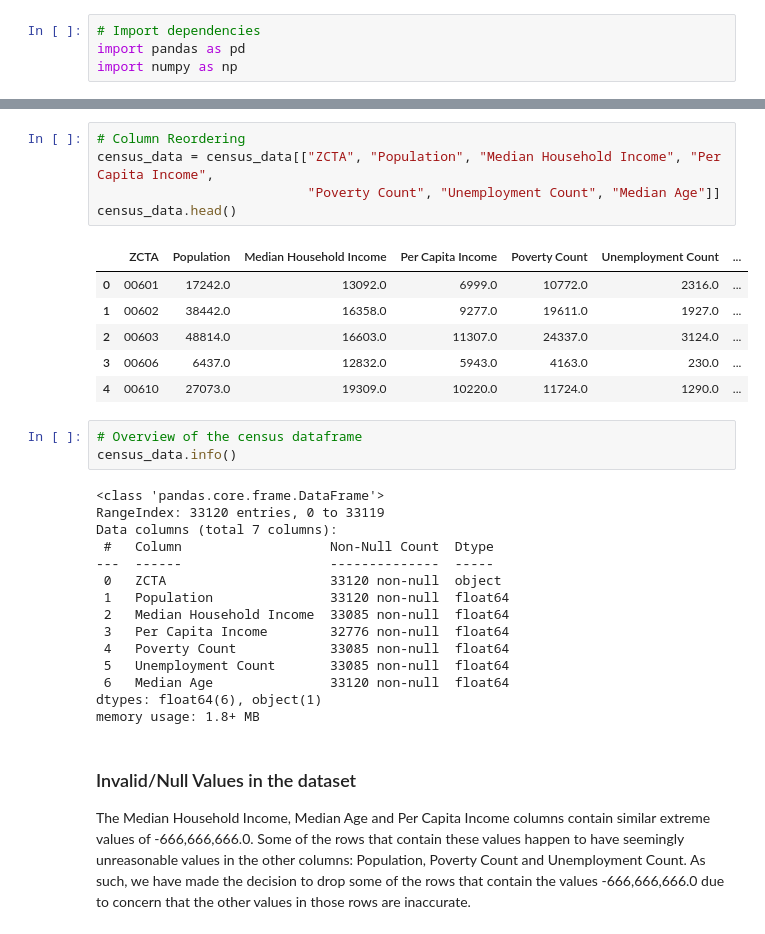
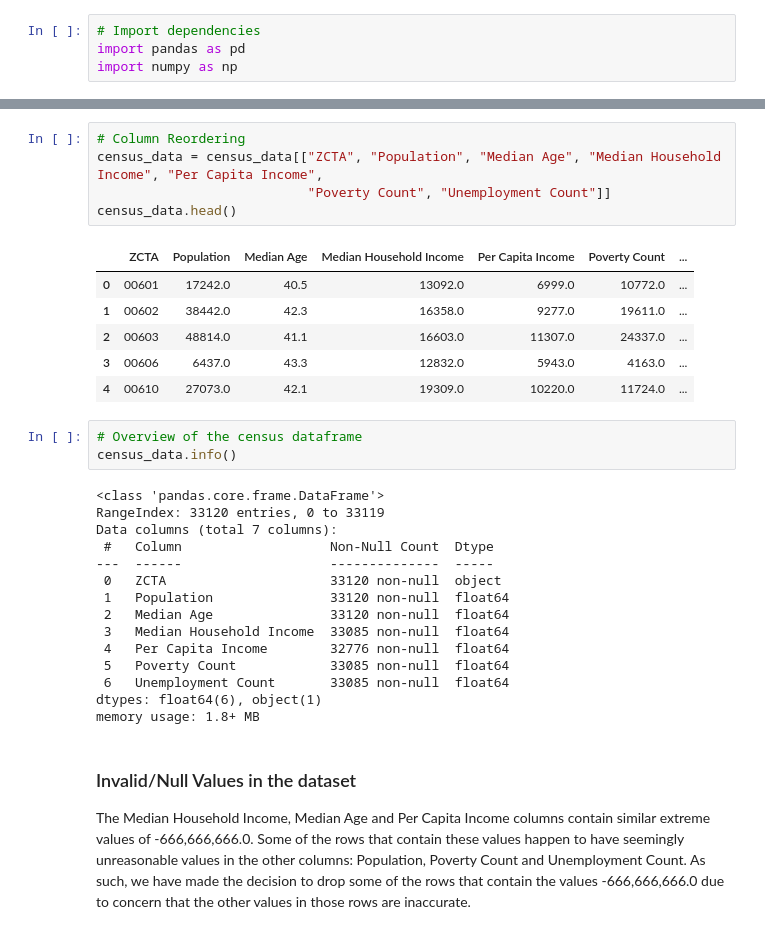
Before and after one commit to poojaisabelle/ETL-Project, a Jupyter notebook: 02_transform_census/02_transform_census_pooja.ipynb, the cells around one changed output, grey strips where cells are left out. Drawn from its saved outputs; the diff is of its cells as text.

```diff
--- a/02_transform_census/02_transform_census_pooja.ipynb
+++ b/02_transform_census/02_transform_census_pooja.ipynb
@@ -15,16 +15,16 @@ census_data.head()
 | 4 | 19309.0 | 27073.0 | 42.1 | 10220.0 | 11724.0 | 1290.0 | ... |
 # %%
 # Column Reordering
-census_data = census_data[["ZCTA", "Population", "Median Household Income", "Per Capita Income",
-                           "Poverty Count", "Unemployment Count", "Median Age"]]
+census_data = census_data[["ZCTA", "Population", "Median Age", "Median Household Income", "Per Capita Income",
+                           "Poverty Count", "Unemployment Count"]]
 census_data.head()
 # %% [output]
-|  | ZCTA | Population | Median Household Income | Per Capita Income | Poverty Count | Unemployment Count | ... |
-| 0 | 00601 | 17242.0 | 13092.0 | 6999.0 | 10772.0 | 2316.0 | ... |
-| 1 | 00602 | 38442.0 | 16358.0 | 9277.0 | 19611.0 | 1927.0 | ... |
-| 2 | 00603 | 48814.0 | 16603.0 | 11307.0 | 24337.0 | 3124.0 | ... |
-| 3 | 00606 | 6437.0 | 12832.0 | 5943.0 | 4163.0 | 230.0 | ... |
-| 4 | 00610 | 27073.0 | 19309.0 | 10220.0 | 11724.0 | 1290.0 | ... |
+|  | ZCTA | Population | Median Age | Median Household Income | Per Capita Income | Poverty Count | ... |
+| 0 | 00601 | 17242.0 | 40.5 | 13092.0 | 6999.0 | 10772.0 | ... |
+| 1 | 00602 | 38442.0 | 42.3 | 16358.0 | 9277.0 | 19611.0 | ... |
+| 2 | 00603 | 48814.0 | 41.1 | 16603.0 | 11307.0 | 24337.0 | ... |
+| 3 | 00606 | 6437.0 | 43.3 | 12832.0 | 5943.0 | 4163.0 | ... |
+| 4 | 00610 | 27073.0 | 42.1 | 19309.0 | 10220.0 | 11724.0 | ... |
 # %%
 # Overview of the census dataframe
 census_data.info()
@@ -36,11 +36,11 @@ Data columns (total 7 columns):
 ---  ------                   --------------  -----
  0   ZCTA                     33120 non-null  object
  1   Population               33120 non-null  float64
- 2   Median Household Income  33085 non-null  float64
- 3   Per Capita Income        32776 non-null  float64
- 4   Poverty Count            33085 non-null  float64
- 5   Unemployment Count       33085 non-null  float64
- 6   Median Age               33120 non-null  float64
+ 2   Median Age               33120 non-null  float64
+ 3   Median Household Income  33085 non-null  float64
+ 4   Per Capita Income        32776 non-null  float64
+ 5   Poverty Count            33085 non-null  float64
+ 6   Unemployment Count       33085 non-null  float64
 dtypes: float64(6), object(1)
 memory usage: 1.8+ MB
 # %% [markdown]
```
Also changed, not shown: parts of 7 cells of this notebook, 1 other file.
